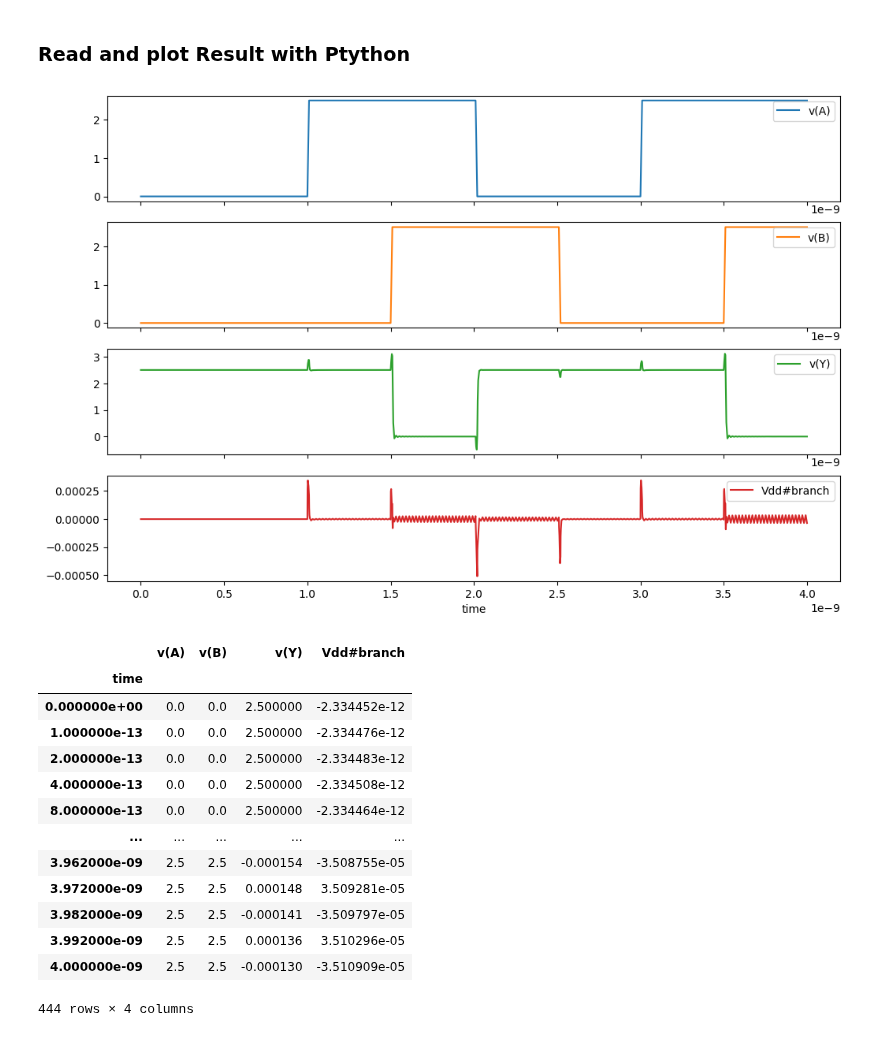
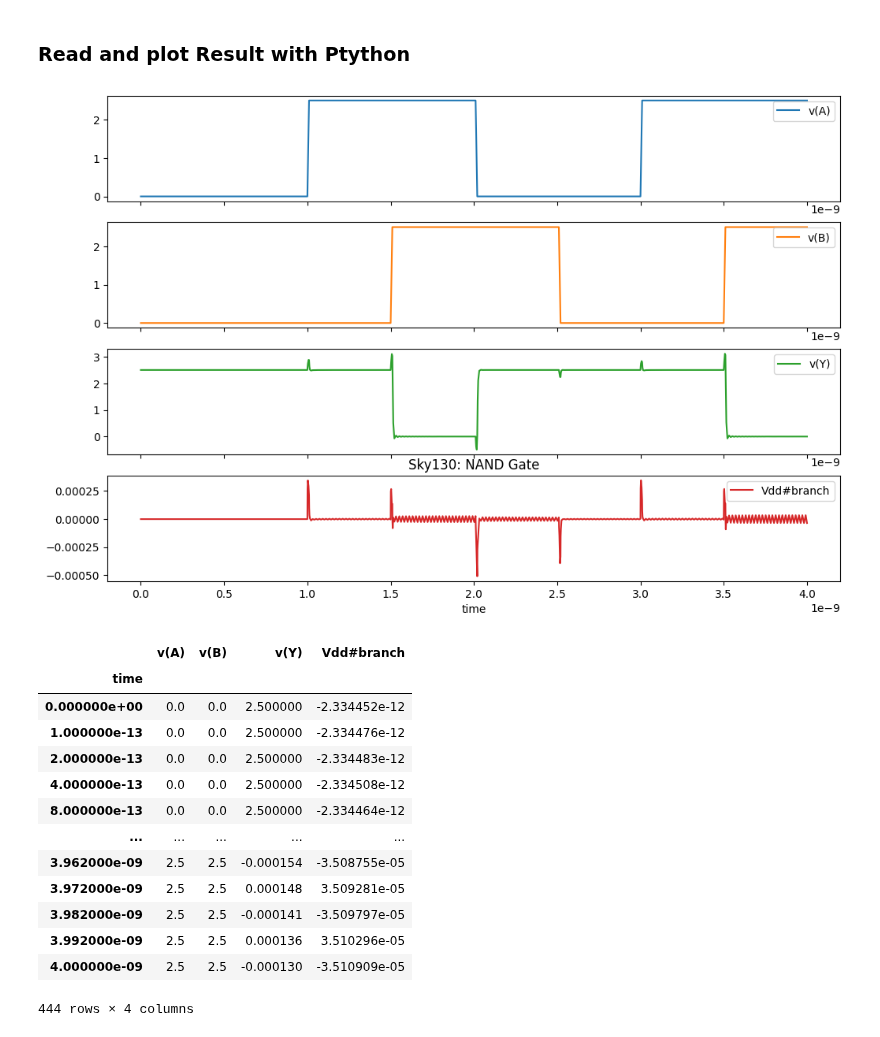
Before and after one commit to venkataratnamb20/quicksilicon, a Jupyter notebook: ngspice_sky130_setup_with_examples.ipynb, the cells around one changed output. Cells and saved outputs as stored; diff of their text form; code cells hidden in the pictures.

```diff
--- a/ngspice_sky130_setup_with_examples.ipynb
+++ b/ngspice_sky130_setup_with_examples.ipynb
@@ -422,16 +450,17 @@ Note: No ".plot", ".print", or ".fourier" lines; no simulations run
 # %%
 # read and plot data with python
 import pandas as pd
 import numpy as np
 import matplotlib.pyplot as plt
 
 data = pd.read_csv("nand_tb.csv", delim_whitespace = True, skip_blank_lines=True )
 data = data.set_index('time')
 data.plot(subplots=True, figsize=(12, 8))
+plt.title('Sky130: NAND Gate')
 plt.show()
 data
 # %% [output]
-[figure, old version]
+[figure, new version]
 |  | v(A) | v(B) | v(Y) | Vdd#branch |
 | time |  |  |  |  |
 | 0.000000e+00 | 0.0 | 0.0 | 2.500000 | -2.334452e-12 |
```
Also changed, not shown: parts of 10 cells of this notebook.
